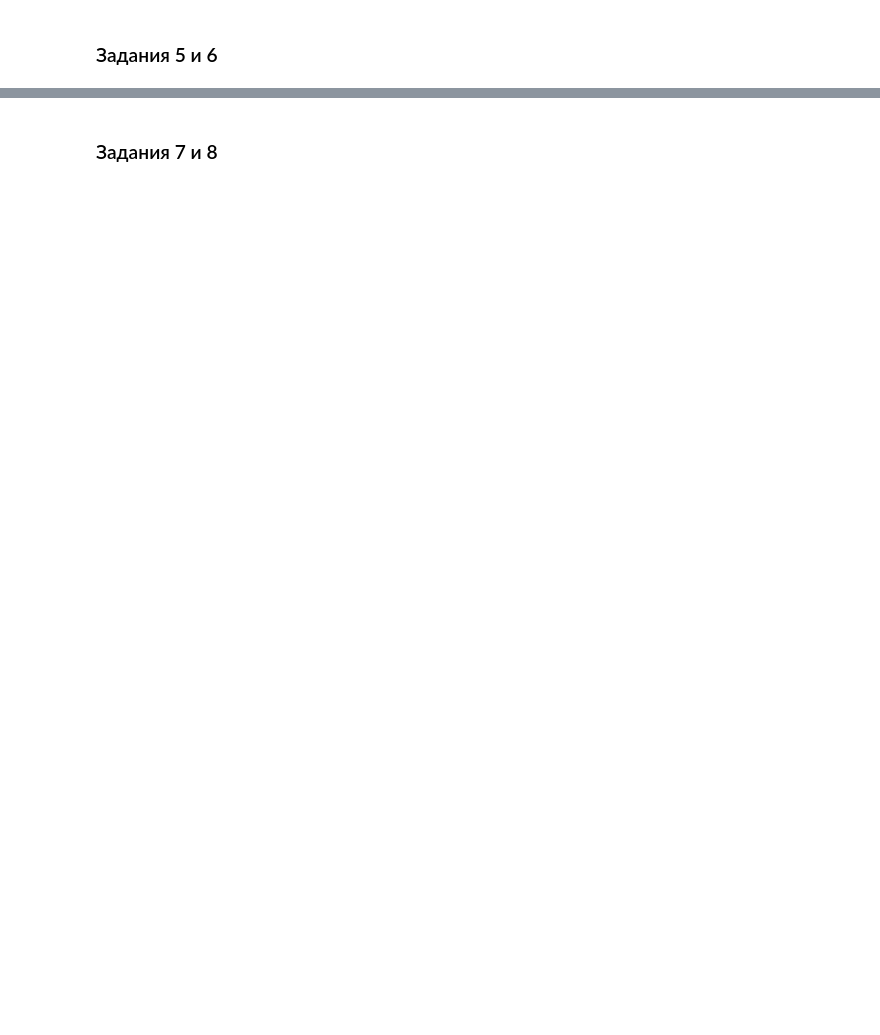
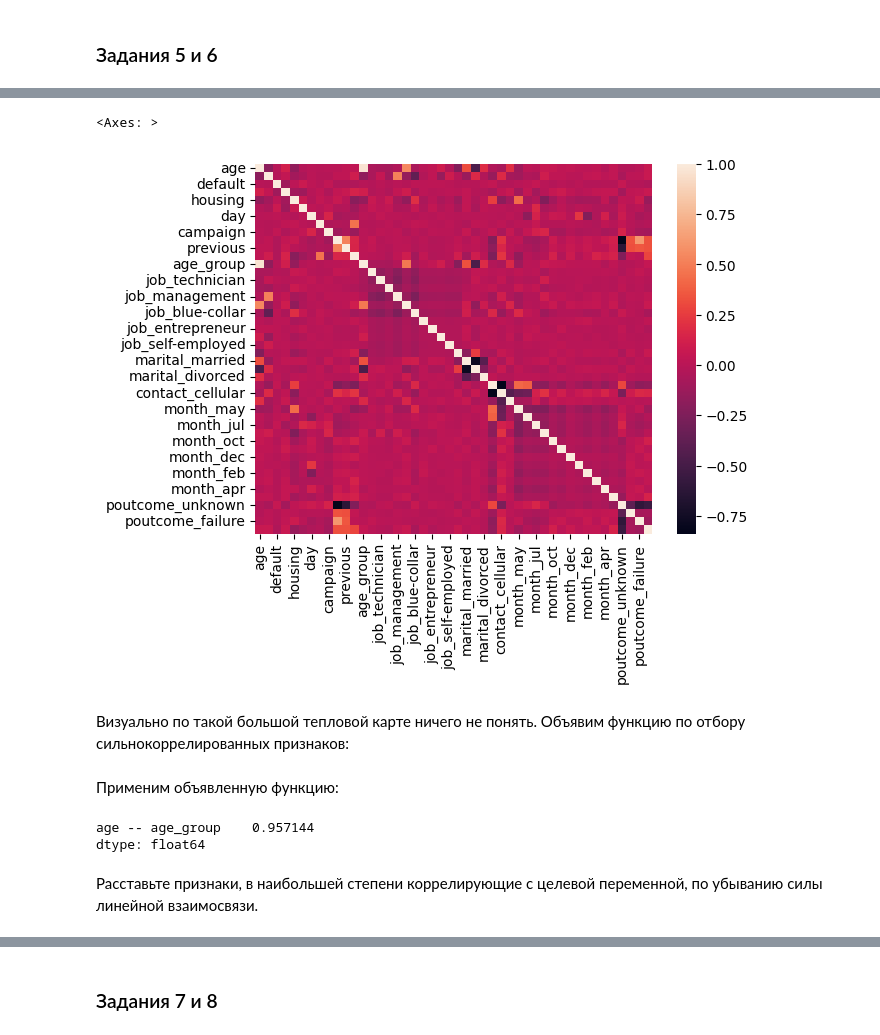
Before and after one commit to botovalex/SFDC, a Jupyter notebook: ML/Project_4_ML.ipynb, the cells around one changed output, grey strips where cells are left out. Drawn from its saved outputs; the diff is of its cells as text; code cells hidden in the pictures; blank space fills up the shorter version.

```diff
--- a/ML/Project_4_ML.ipynb
+++ b/ML/Project_4_ML.ipynb
@@ -524,0 +559,4 @@ Text(0.5, 1.0, 'Не открыли депозит')
+# %%
+print('До преобразования: \n', df['age_group'].value_counts(), sep='')
+df['age_group'] = le.fit_transform(df['age_group'])
+print('\nПосле преобразования: \n', df['age_group'].value_counts(), sep='')
@@ -525,2 +589,9 @@ Text(0.5, 1.0, 'Не открыли депозит')
 # %%
 # преобразуйте бинарные переменные в представление из нулей и единиц
+features_to_replace_encode = ['deposit','default','housing','loan']
+display(df[features_to_replace_encode].head())
+
+ord = OrdinalEncoder(dtype=int)
+df[features_to_replace_encode] = ord.fit_transform(df[features_to_replace_encode])
+
+display(df[features_to_replace_encode].head())
@@ -529,2 +623,7 @@ Text(0.5, 1.0, 'Не открыли депозит')
 # %%
 # создайте дамми-переменные
+features_to_dummy_encoding = ['job','marital','contact','month','poutcome']
+ohe = OneHotEncoder(use_cat_names=True)
+dummy = ohe.fit_transform(df[features_to_dummy_encoding])
+df = pd.concat([df, dummy], axis=1)
+df.head()
@@ -530,0 +640,3 @@ Text(0.5, 1.0, 'Не открыли депозит')
+# %%
+df.drop(labels=features_to_dummy_encoding, axis=1, inplace=True)
+df.head()
@@ -533,2 +659,9 @@ Text(0.5, 1.0, 'Не открыли депозит')
 # %%
 # постройте корреляционную матрицу и оцените данные на предмет наличия мультиколлинеарности
+sns.heatmap(df.corr())
+# %% [output]
+<Axes: >
+[figure, added]
+# %% [markdown]
+Визуально по такой большой тепловой карте ничего не понять.
+Объявим функцию по отбору сильнокоррелированных признаков:
@@ -534,0 +690,10 @@ Text(0.5, 1.0, 'Не открыли депозит')
+# %% [markdown]
+Применим объявленную функцию:
+# %%
+df_corr = get_correlated(df.corr(), thres=.9)
+df_corr
+# %% [output]
+age -- age_group    0.957144
+dtype: float64
+# %% [markdown]
+Расставьте признаки, в наибольшей степени коррелирующие с целевой переменной, по убыванию силы линейной взаимосвязи.
```
Also changed, not shown: parts of 30 cells of this notebook, 1 other file.
